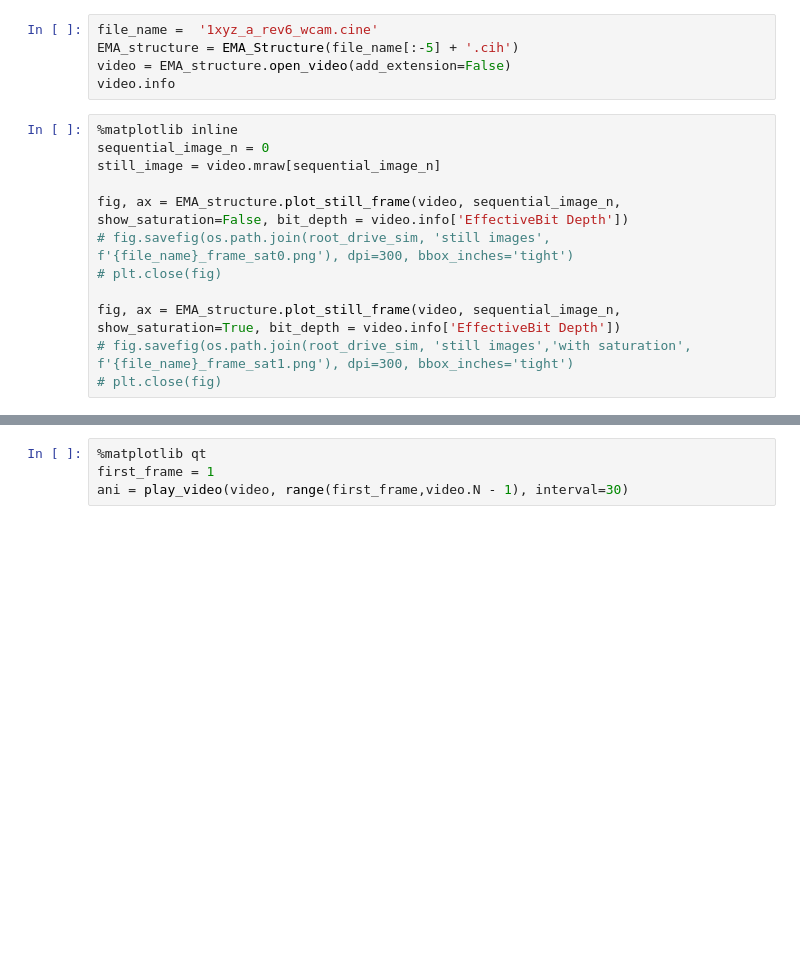
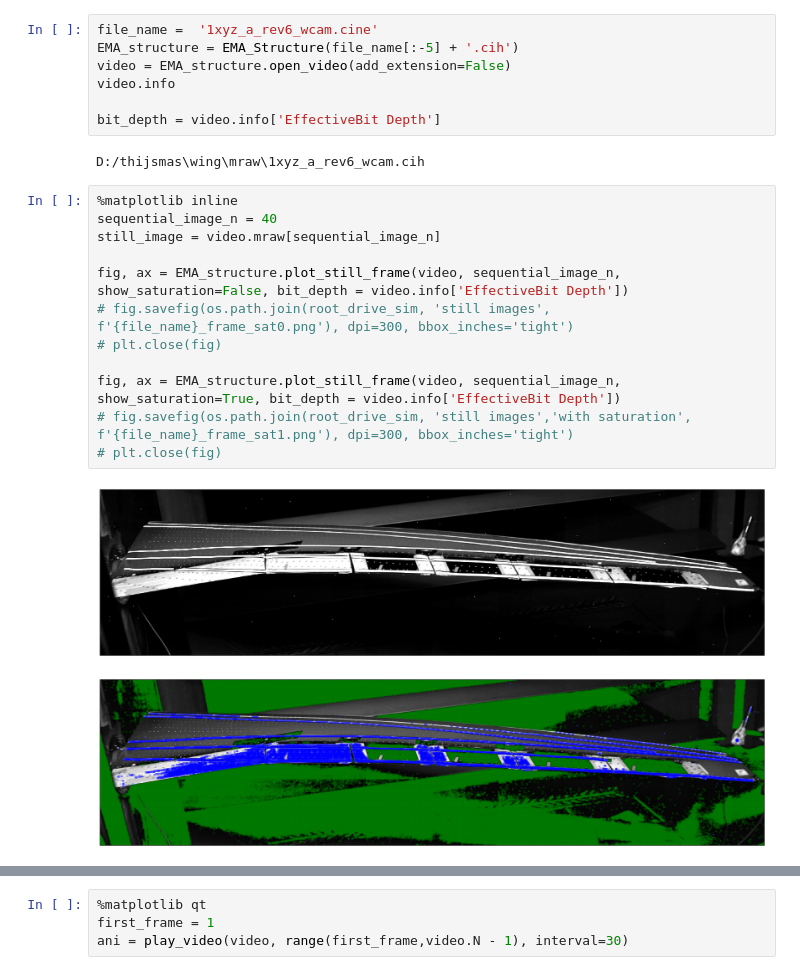
Before and after one commit to ThijsIllimited/pyidi, a Jupyter notebook: scripts/video_processing_wing.ipynb, the cells around one changed output, grey strips where cells are left out. Drawn from its saved outputs; the diff is of its cells as text; blank space fills up the shorter version.

```diff
--- a/scripts/video_processing_wing.ipynb
+++ b/scripts/video_processing_wing.ipynb
@@ -24,18 +41,25 @@ file_name =  '1xyz_a_rev6_wcam.cine'
 EMA_structure = EMA_Structure(file_name[:-5] + '.cih')
 video = EMA_structure.open_video(add_extension=False)
 video.info
+
+bit_depth = video.info['EffectiveBit Depth']
+# %% [output]
+D:/thijsmas\wing\mraw\1xyz_a_rev6_wcam.cih
 # %%
 %matplotlib inline
-sequential_image_n = 0
+sequential_image_n = 40
 still_image = video.mraw[sequential_image_n]
 
 fig, ax = EMA_structure.plot_still_frame(video, sequential_image_n, show_saturation=False, bit_depth = video.info['EffectiveBit Depth'])
 # fig.savefig(os.path.join(root_drive_sim, 'still images', f'{file_name}_frame_sat0.png'), dpi=300, bbox_inches='tight')
 # plt.close(fig)
 
 fig, ax = EMA_structure.plot_still_frame(video, sequential_image_n, show_saturation=True, bit_depth = video.info['EffectiveBit Depth'])
 # fig.savefig(os.path.join(root_drive_sim, 'still images','with saturation', f'{file_name}_frame_sat1.png'), dpi=300, bbox_inches='tight')
 # plt.close(fig)
+# %% [output]
+[figure, added]
+[figure, added]
 # %%
 # roi_select = ROISelect(video)
 # roi_select.polygon
```
Also changed, not shown: parts of 7 cells of this notebook, 8 other files.
